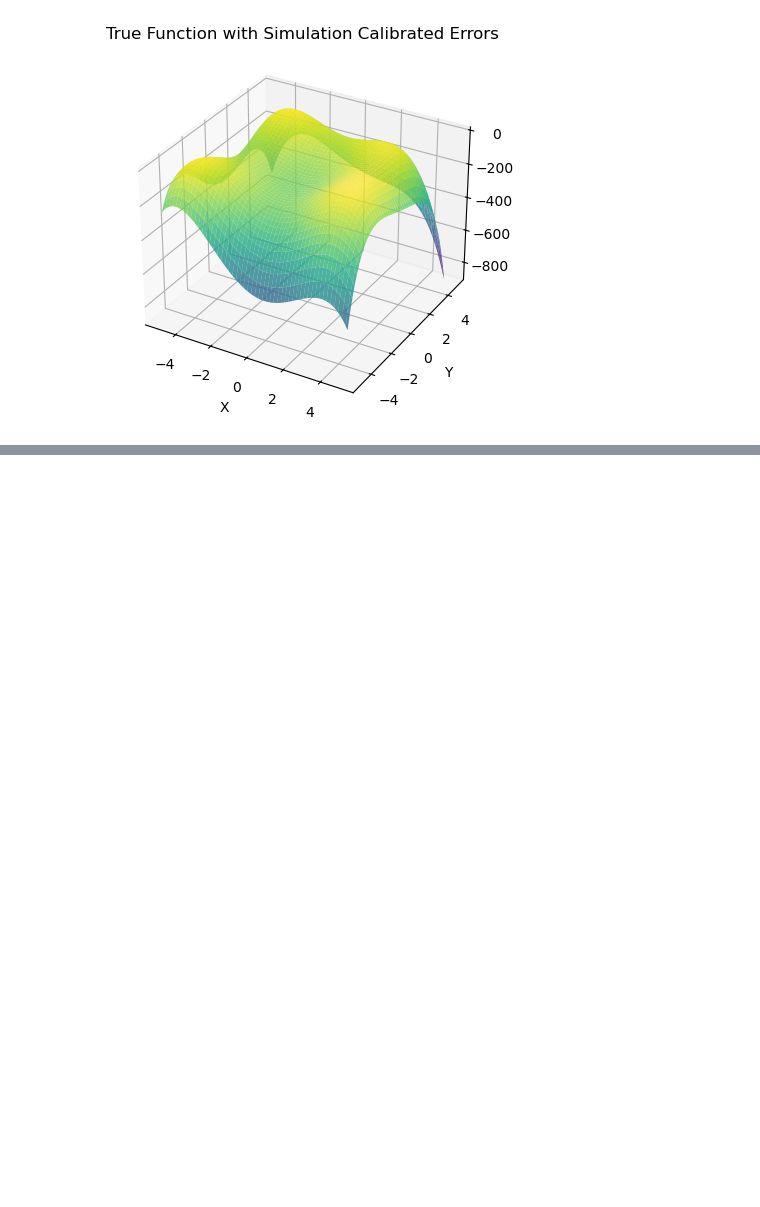
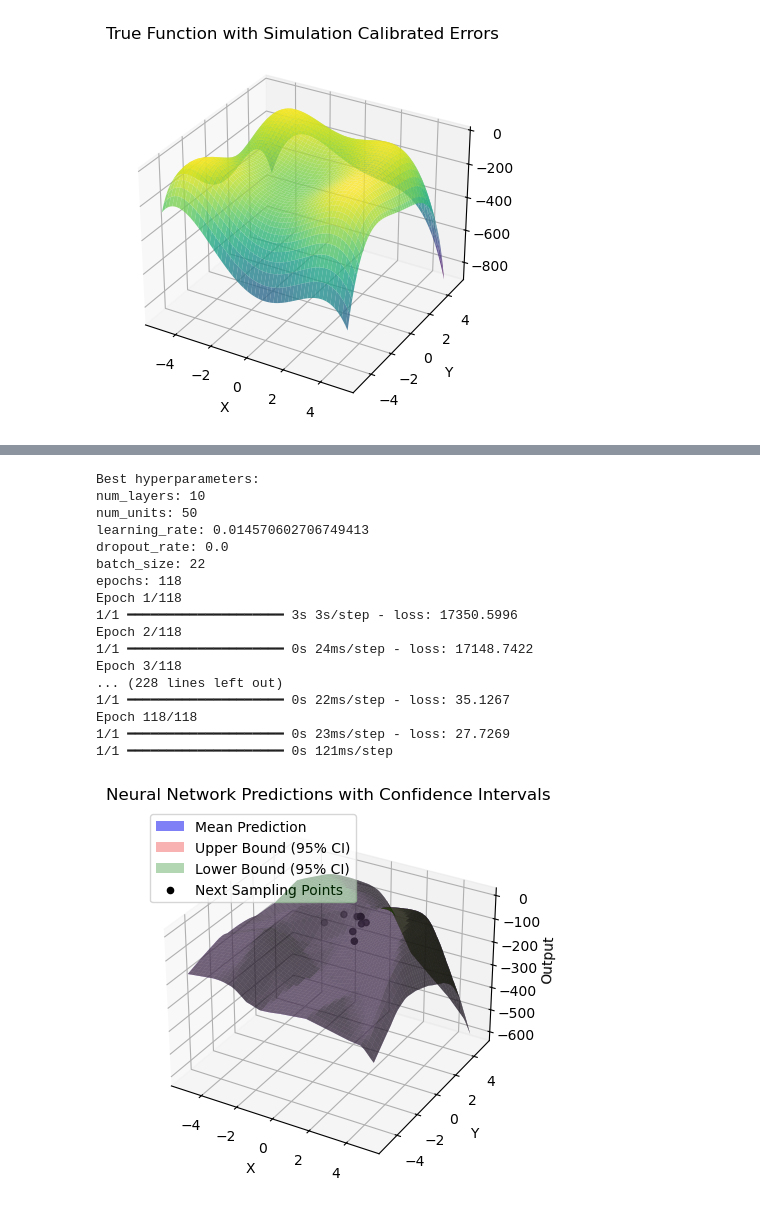
Before and after one commit to ScoutCodes/SMILE, a Jupyter notebook: BayesOpt_Code/BNN_V5_six-hump camel.ipynb, the cells around one changed output, grey strips where cells are left out. Saved outputs shown, nothing was run; the diff lists cells and outputs as text; code cells hidden in the pictures; blank space fills up the shorter version.

```diff
--- a/BayesOpt_Code/BNN_V5_six-hump camel.ipynb
+++ b/BayesOpt_Code/BNN_V5_six-hump camel.ipynb
@@ -355,0 +406,21 @@ def perform_iteration(df):
+# %%
+df_sim, df_new = perform_iteration(df_sim, df)
+# %% [output]
+Best hyperparameters:
+num_layers: 10
+num_units: 50
+learning_rate: 0.014570602706749413
+dropout_rate: 0.0
+batch_size: 22
+epochs: 118
+Epoch 1/118
+1/1 ━━━━━━━━━━━━━━━━━━━━ 3s 3s/step - loss: 17350.5996
+Epoch 2/118
+1/1 ━━━━━━━━━━━━━━━━━━━━ 0s 24ms/step - loss: 17148.7422
+Epoch 3/118
+... (228 lines left out)
+1/1 ━━━━━━━━━━━━━━━━━━━━ 0s 22ms/step - loss: 35.1267
+Epoch 118/118
+1/1 ━━━━━━━━━━━━━━━━━━━━ 0s 23ms/step - loss: 27.7269
+1/1 ━━━━━━━━━━━━━━━━━━━━ 0s 121ms/step
+[figure, added]
```
Also changed, not shown: parts of 29 cells of this notebook, 5 other files.
